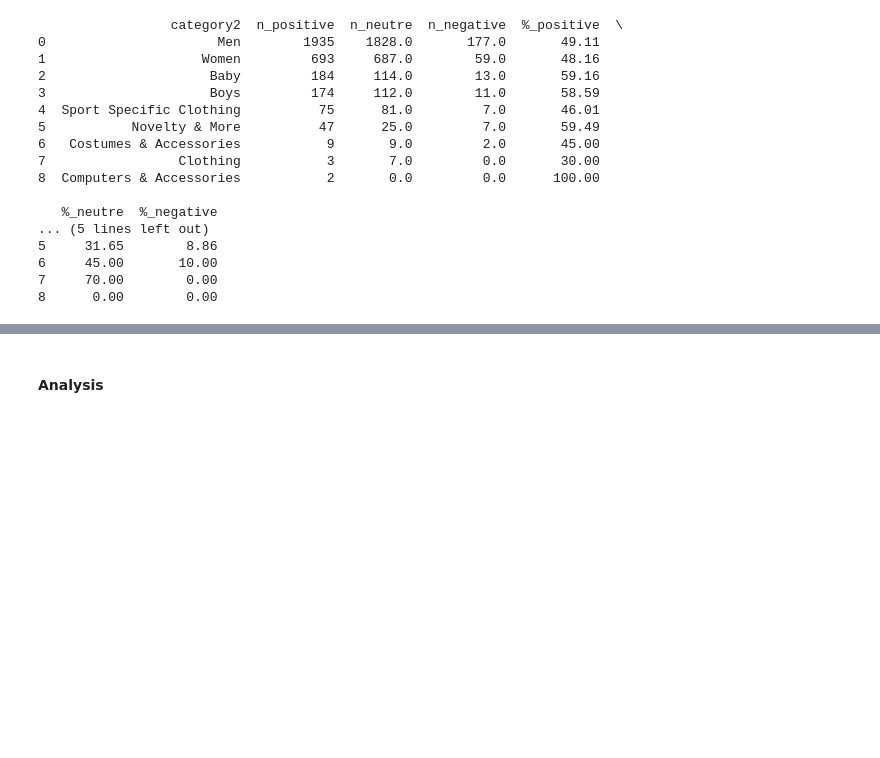
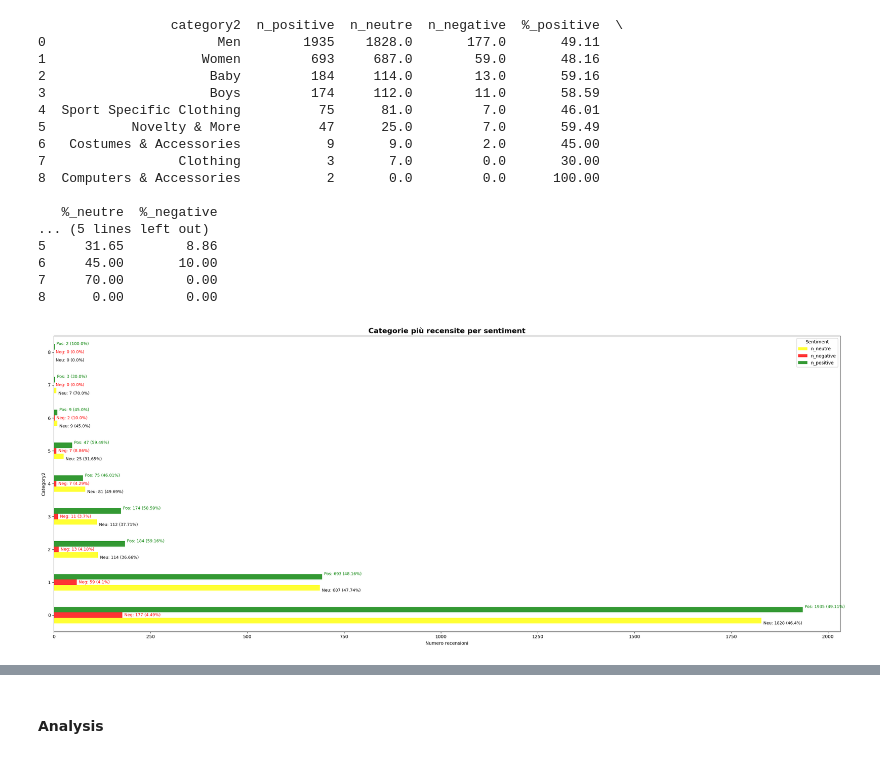
Before and after one commit to annarudych/project_amazon, a Jupyter notebook: amazon.ipynb, the cells around one changed output, grey strips where cells are left out. Cells and saved outputs as stored; diff of their text form; code cells hidden in the pictures; blank space fills up the shorter version.

```diff
--- a/amazon.ipynb
+++ b/amazon.ipynb
@@ -1413,5 +1427,36 @@ print(tab_final)
 6     45.00       10.00
 7     70.00        0.00
 8      0.00        0.00
+# %%
+# plot barh
+fig, ax2 = plt.subplots(figsize=(25, 10))
+
+# only 3 columns for barh
+tab_final[['n_neutre','n_negative','n_positive']].plot(
+    kind='barh',
+    ax=ax2,
+    color=['yellow', 'red', 'green'],
+    alpha=0.8
+)
+
+# etichette con valore + percentuale
+for i, (idx, row) in enumerate(tab_final.iterrows()):
+    vn, vneg, vpos = row['n_neutre'], row['n_negative'], row['n_positive']
+    pn, pneg, ppos = row['%_neutre'], row['%_negative'], row['%_positive']
+
+    ax2.text(vn  + 5, i - 0.25, f'Neu: {int(vn)} ({pn}%)',   va='center', ha='left', fontsize=9)
+    ax2.text(vneg+ 5, i,        f'Neg: {int(vneg)} ({pneg}%)', va='center', ha='left', fontsize=9, color='red')
+    ax2.text(vpos+ 5, i + 0.25, f'Pos: {int(vpos)} ({ppos}%)', va='center', ha='left', fontsize=9, color='green')
+
+ax2.set_title('Categorie più recensite per sentiment', fontsize=16, fontweight='bold')
+ax2.set_xlabel('Numero recensioni')
+ax2.set_ylabel('Category2')
+ax2.legend(title='Sentiment', loc='upper right')
+
+plt.tight_layout()
+#plt.savefig('grafico_categorie_sentiment.png', dpi=300, bbox_inches='tight')
+plt.show()
+# %% [output]
+[figure, added]
 # %%
 
```
Also changed, not shown: parts of 17 cells of this notebook.
